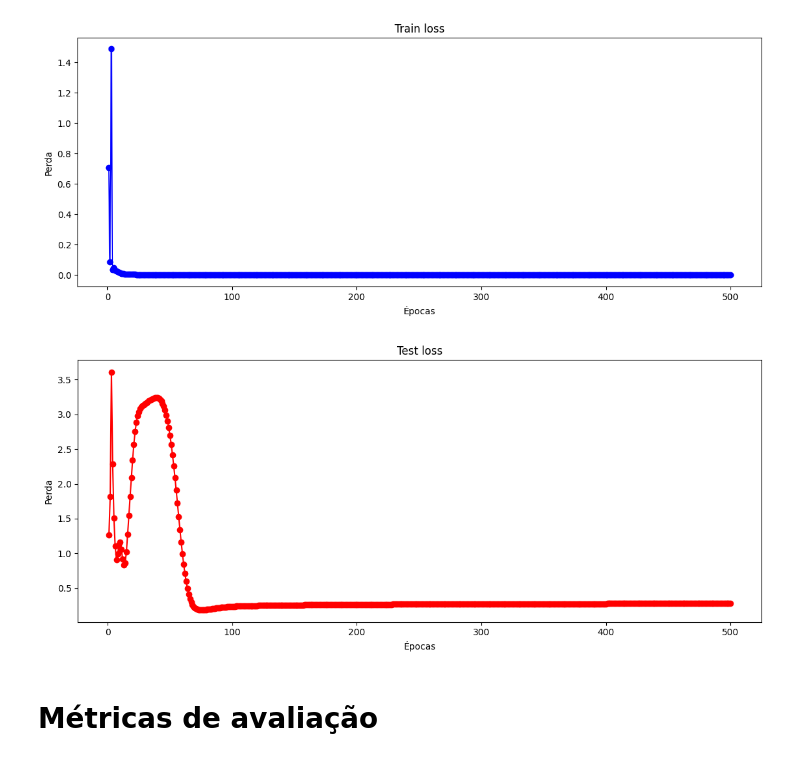
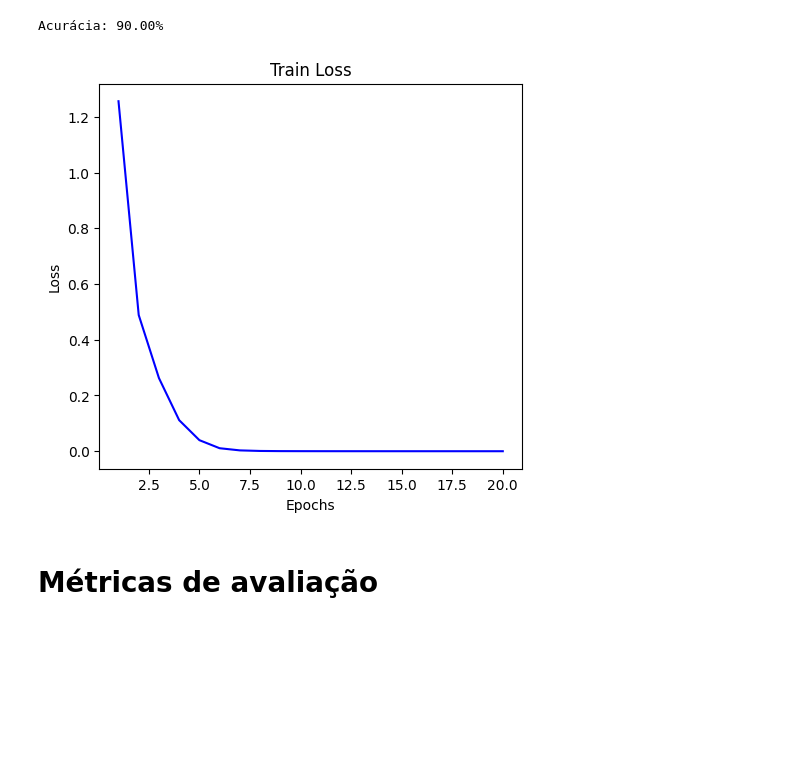
Before and after one commit to AlxDev-hub/Classificacao-KAN-DoencasPulmonares, a Jupyter notebook: teste1_cnn.ipynb, the cells around one changed output. Drawn from its saved outputs; the diff is of its cells as text; code cells hidden in the pictures; blank space fills up the shorter version.

```diff
--- a/teste1_cnn.ipynb
+++ b/teste1_cnn.ipynb
@@ -107,3 +66,0 @@ criterion = nn.CrossEntropyLoss()
-# %%
-device = torch.device("cuda" if torch.cuda.is_available() else "cpu")
-model.to(device)
@@ -206,0 +67,19 @@ epoch
+# %%
+for epoch in range(num_epoch):
+    model.train()
+    running_train_loss = 0.0
+
+    for inputs, labels in trainloader:
+        inputs = inputs.to(device)
+        labels = labels.to(device).float().view(-1, 1)
+        optimizer.zero_grad()
+        outputs = model(inputs)
+        loss = loss_fn(outputs, labels)
+        loss.backward()
+        optimizer.step()
+        running_train_loss += loss.item()
+
+    train_loss = running_train_loss / len(trainloader)
+    train_losses.append(train_loss)
+
+    print(f"Época {epoch + 1}/{num_epoch} - Perda no treinamento: {train_loss:.6f}")
@@ -207,25 +107,36 @@ epoch
+# %%
+model.eval()
+correct = 0
+total = 0
+
+with torch.no_grad():
+
+    for images, labels in testloader:
+        images = images.to(device)
+        labels = labels.to(device).float().view(-1, 1)
+        outputs = model(images)
+        predicted = (outputs > 0.5).float()
+        total += labels.size(0)
+        correct += (predicted == labels).sum().item()
+
+acc = (correct / total) * 100
+print(f"Acurácia: {acc:.2f}%")
+# %% [output]
+Acurácia: 90.00%
 # %%
-steps = range(1, 501)
+epochs = range(1, 21)
 
-plt.figure(figsize=(30, 5))
+plt.figure(figsize=(12, 5))
+
 plt.subplot(1, 2, 1)
-plt.plot(steps, train_losses, 'bo-')
-plt.title('Train loss')
-plt.xlabel('Épocas')
-plt.ylabel('Perda')
+plt.plot(epochs, train_losses, 'b')
+plt.title('Train Loss')
+plt.xlabel('Epochs')
+plt.ylabel('Loss')
 
-plt.figure(figsize=(22, 5))
-plt.subplot(1, 2, 1)
-plt.plot(steps, test_losses, 'ro-')
-plt.title('Test loss')
-plt.xlabel('Épocas')
-plt.ylabel('Perda')
-
-plt.tight_layout()
 plt.show()
 # %% [output]
-[figure, old version]
+[figure, new version]
-[figure, removed]
 # %% [markdown]
 # Métricas de avaliação
 # %%
```
Also changed, not shown: parts of 27 cells of this notebook, 1 other file.
